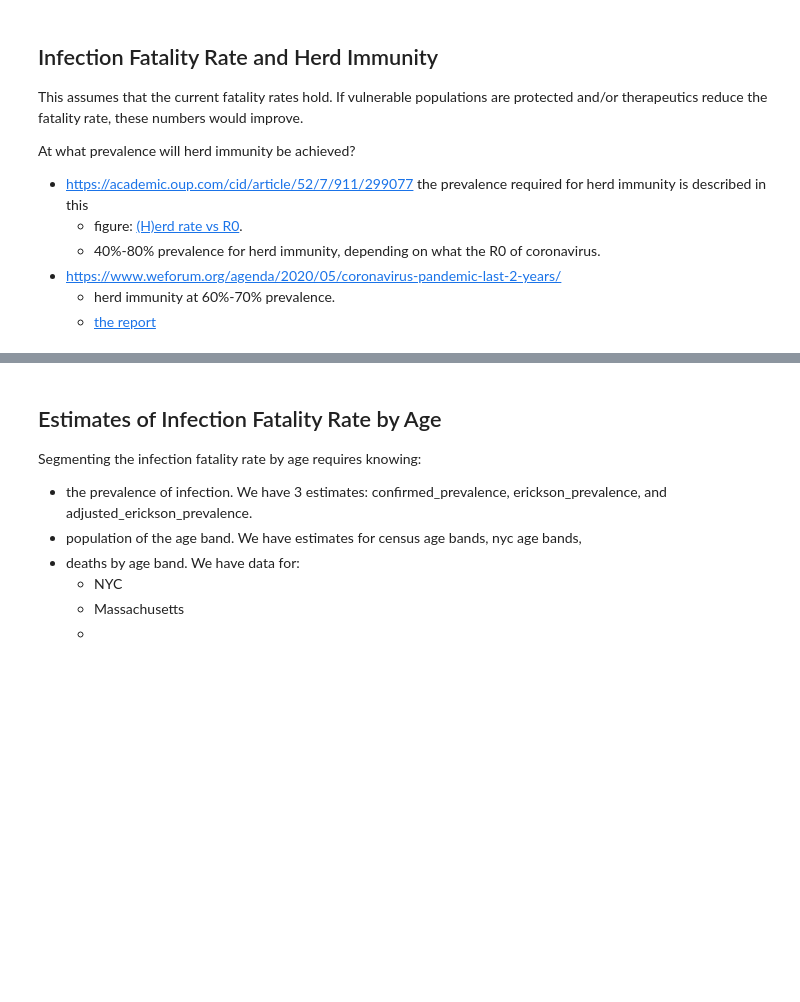
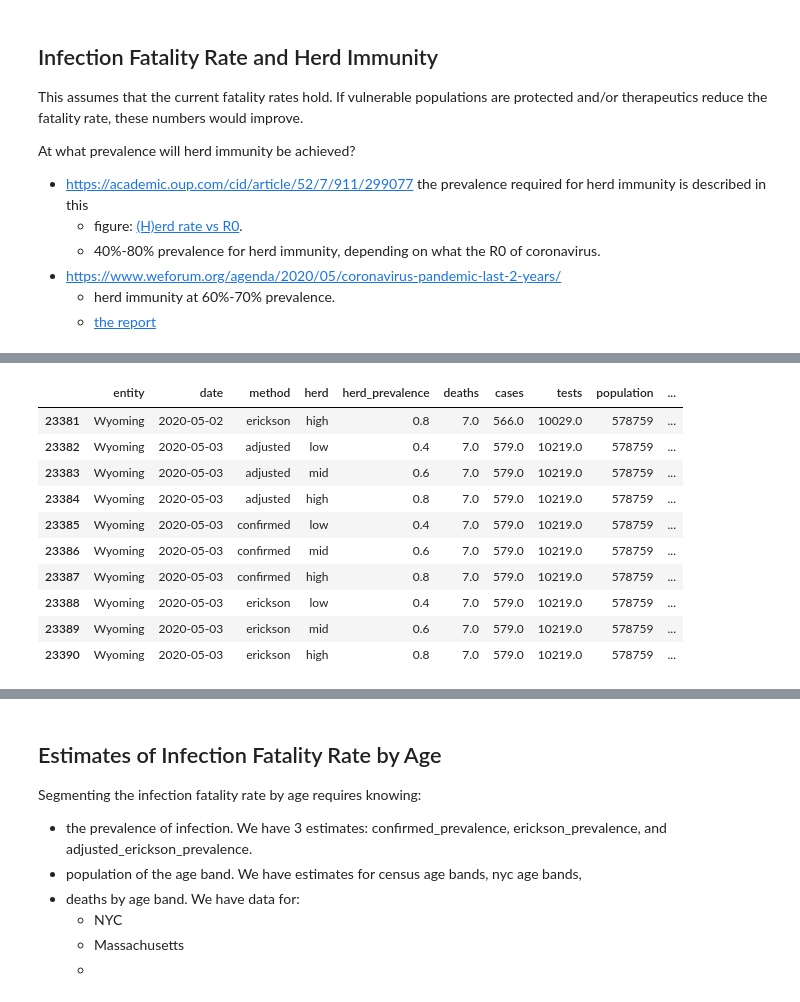
Before and after one commit to todddeluca/coronavirus, a Jupyter notebook: coronavirus_erickson.ipynb, the cells around one changed output, grey strips where cells are left out. Saved outputs shown, nothing was run; the diff lists cells and outputs as text; code cells hidden in the pictures; blank space fills up the shorter version.

Commit message:
Add prevalence methods and herd levels

```diff
--- a/coronavirus_erickson.ipynb
+++ b/coronavirus_erickson.ipynb
@@ -364,0 +333,3 @@ Estimated deaths by state
+# %%
+dg = to_prevalence_dataframe(df)
+dg.head()
@@ -364,0 +343,16 @@ Estimated deaths by state
+# %%
+# takes a minute
+dh = to_herd_dataframe(dg)
+dh.tail(10)
+# %% [output]
+|  | entity | date | method | herd | herd_prevalence | deaths | cases | tests | population | ... |
+| 23381 | Wyoming | 2020-05-02 | erickson | high | 0.8 | 7.0 | 566.0 | 10029.0 | 578759 | ... |
+| 23382 | Wyoming | 2020-05-03 | adjusted | low | 0.4 | 7.0 | 579.0 | 10219.0 | 578759 | ... |
+| 23383 | Wyoming | 2020-05-03 | adjusted | mid | 0.6 | 7.0 | 579.0 | 10219.0 | 578759 | ... |
+| 23384 | Wyoming | 2020-05-03 | adjusted | high | 0.8 | 7.0 | 579.0 | 10219.0 | 578759 | ... |
+| 23385 | Wyoming | 2020-05-03 | confirmed | low | 0.4 | 7.0 | 579.0 | 10219.0 | 578759 | ... |
+| 23386 | Wyoming | 2020-05-03 | confirmed | mid | 0.6 | 7.0 | 579.0 | 10219.0 | 578759 | ... |
+| 23387 | Wyoming | 2020-05-03 | confirmed | high | 0.8 | 7.0 | 579.0 | 10219.0 | 578759 | ... |
+| 23388 | Wyoming | 2020-05-03 | erickson | low | 0.4 | 7.0 | 579.0 | 10219.0 | 578759 | ... |
+| 23389 | Wyoming | 2020-05-03 | erickson | mid | 0.6 | 7.0 | 579.0 | 10219.0 | 578759 | ... |
+| 23390 | Wyoming | 2020-05-03 | erickson | high | 0.8 | 7.0 | 579.0 | 10219.0 | 578759 | ... |
```
Also changed, not shown: parts of 12 cells of this notebook, 4 other files.
